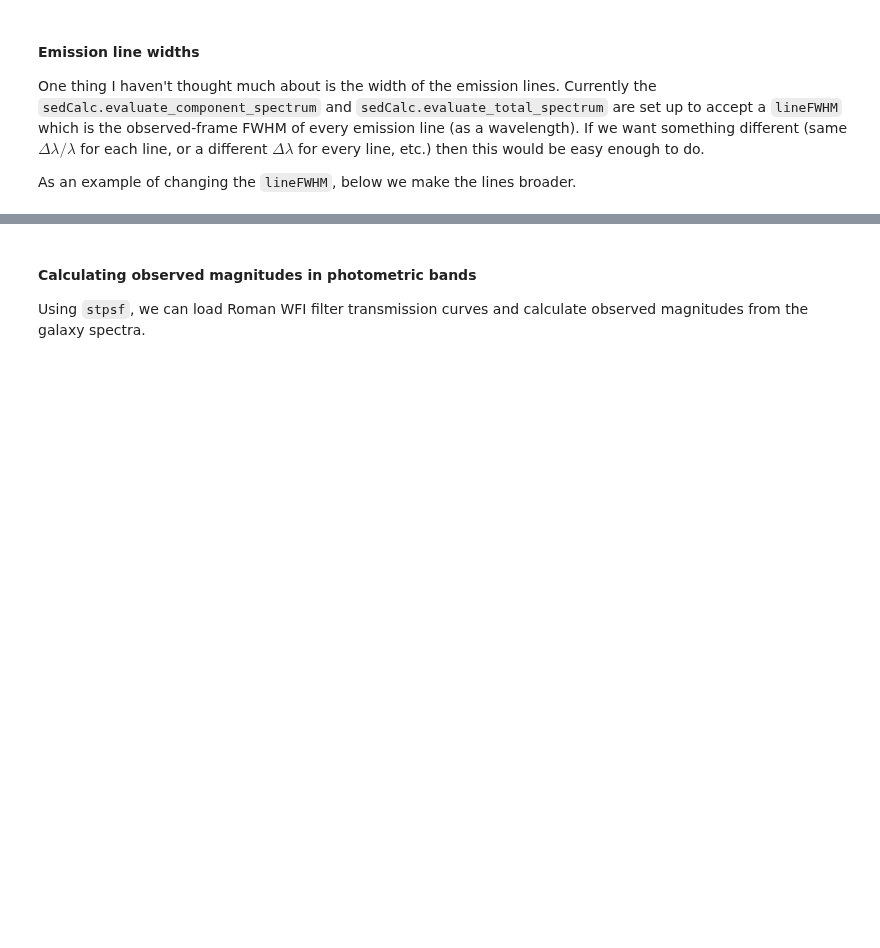
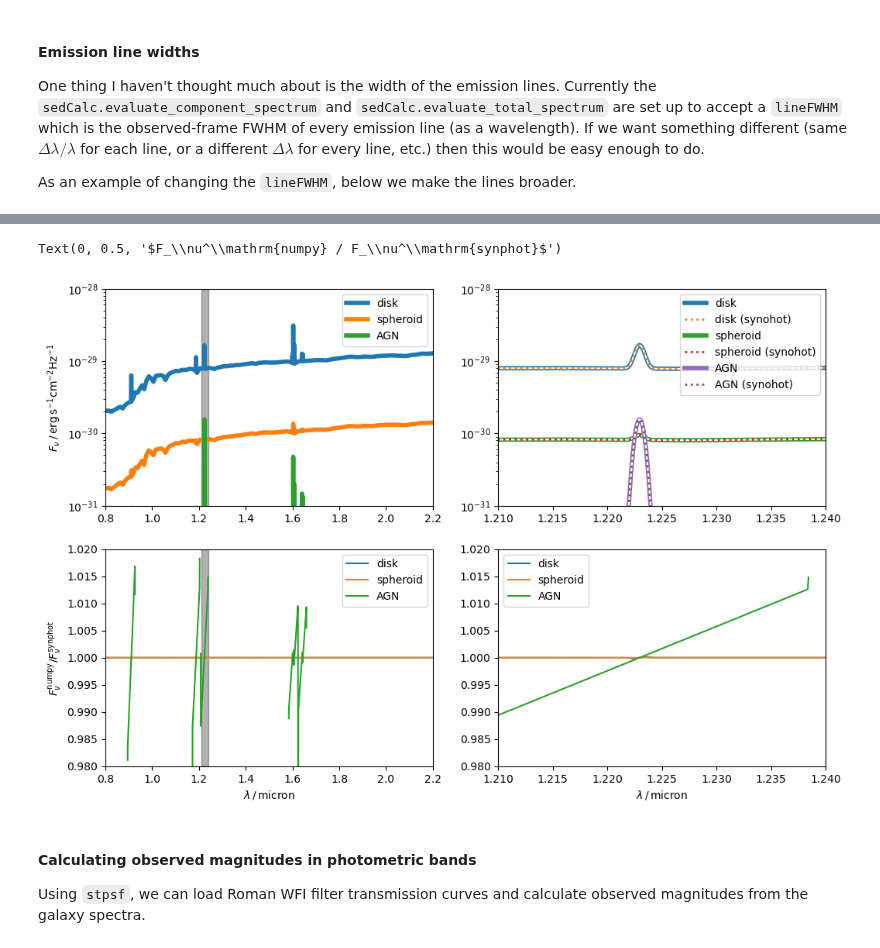
Before and after one commit to roman-grs-pit/galacticus_sed_calculator, a Jupyter notebook: exampleUsage.ipynb, the cells around one changed output, grey strips where cells are left out. Cells and saved outputs as stored; diff of their text form; code cells hidden in the pictures; blank space fills up the shorter version.

Commit message:
feat: add synphot vs numpy comparison to exampleUsage notebook

```diff
--- a/exampleUsage.ipynb
+++ b/exampleUsage.ipynb
@@ -169,3 +175,39 @@ ax.set_ylim(ymin=0)
+# %%
+fig, axs = plt.subplots(nrows=2,ncols=2, figsize=(12, 8))
+
+plotWavelengths = np.linspace(0.8,2.2,int(2e4))*u.micron
+xlimZoom = [1.21, 1.24]
+
+for component in ['disk', 'spheroid', 'AGN']:
+    # use synphot
+    component_flux = sedCalc.evaluate_component_spectrum(fname, galIndex, component=component, obs_wavelengths=plotWavelengths)
+    # no synphot
+    wav, fnu = sedCalc.evaluate_component_spectrum(fname, galIndex, component=component, obs_wavelengths=plotWavelengths, use_synphot=False)
+    for ax in axs[0]:
+        ax.plot(plotWavelengths, component_flux(plotWavelengths, flux_unit='FNU'), lw=4, label=component)
+    #ax.plot(wav.to_value('micron'), fnu.to_value('erg / (s cm^2 Hz)'), ls='--', lw=2)
+    for ax in axs[1]:
+        ax.plot(plotWavelengths, fnu.to_value('erg / (s cm^2 Hz)')/component_flux(plotWavelengths, flux_unit='FNU'), label=component)
+    axs[0,1].plot(wav.to_value('micron'), fnu.to_value('erg / (s cm^2 Hz)'), ls='-', lw=1.5, c='w')
+    axs[0,1].plot(wav.to_value('micron'), fnu.to_value('erg / (s cm^2 Hz)'), ls=':', lw=2, label=f"{component} (synohot)")
+axs[0,0].set_ylabel(r'$F_\nu \, / \, \mathrm{erg \, s^{-1} cm^{-2} Hz^{-1}}$')
+for ax in axs[:,0]:
+    ax.legend()
+    ax.set_xlim(0.8,2.2)
+    ax.axvspan(*xlimZoom, color='k', alpha=0.3)
+for ax in axs[:,1]:
+    ax.legend()
+    ax.set_xlim(1.21,1.24)
+for ax in axs[1]:
+    ax.set_xlabel(r'$\lambda \, / \,$micron')
+    ax.set_ylim(0.98,1.02)
+for ax in axs[0]:
+    ax.set_yscale('log')
+    ax.set_ylim(1e-31,1e-28)
+axs[1,0].set_ylabel(r'$F_\nu^\mathrm{numpy} / F_\nu^\mathrm{synphot}$')
+# %% [output]
+Text(0, 0.5, '$F_\\nu^\\mathrm{numpy} / F_\\nu^\\mathrm{synphot}$')
+[figure, added]
 # %% [markdown]
 #### Calculating observed magnitudes in photometric bands
 
```
Also changed, not shown: parts of 8 cells of this notebook.
